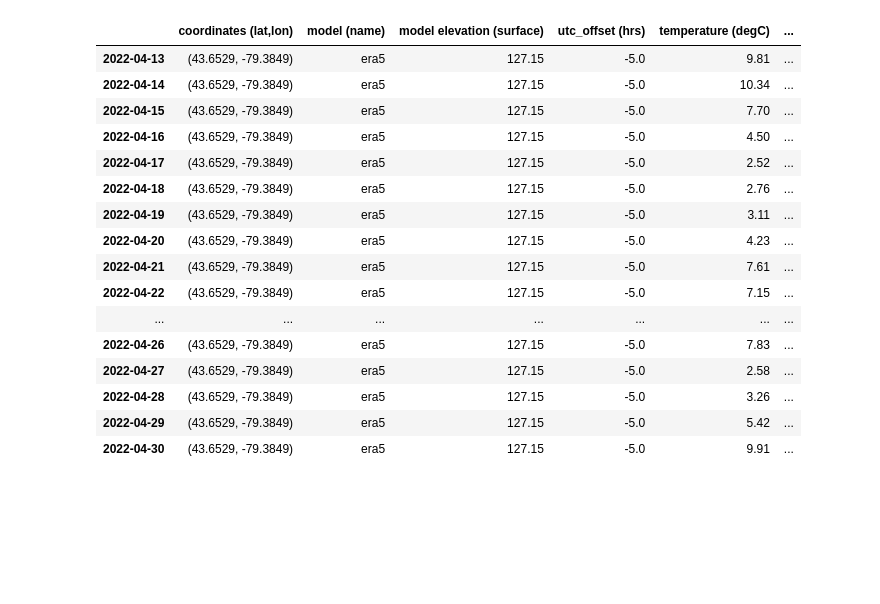
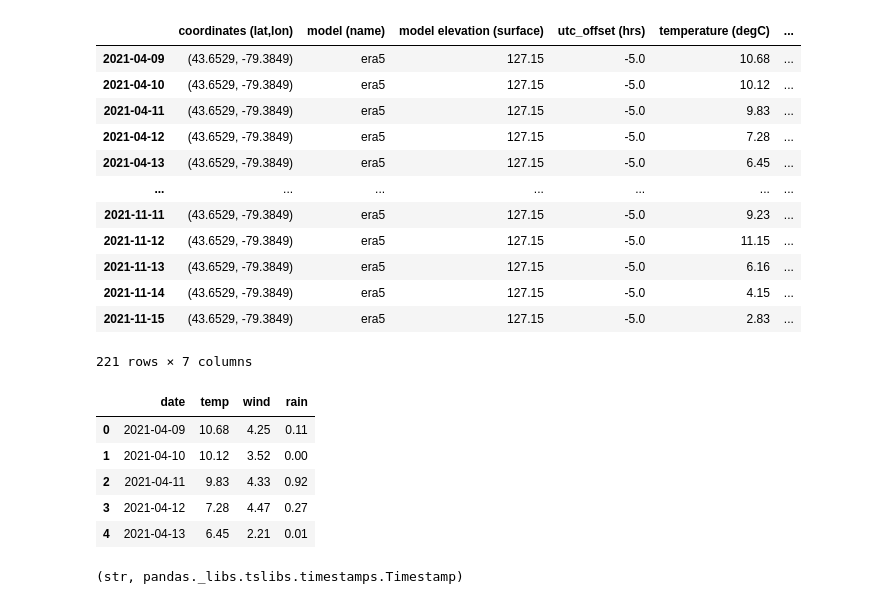
Before and after one commit to LucasScellos/bixi-visualization, a Jupyter notebook: meteo_prediciton.ipynb, the cells around one changed output. Saved outputs shown, nothing was run; the diff lists cells and outputs as text; code cells hidden in the pictures; blank space fills up the shorter version.

```diff
--- a/meteo_prediciton.ipynb
+++ b/meteo_prediciton.ipynb
@@ -4,5 +8,5 @@ from datetime import datetime
 # %%
-deplacement = pd.read_csv('data/2022-avril-data.csv')
+deplacement = pd.read_csv('data/2021_donnees_ouvertes.csv')
 deplacement
 # %% [output]
 |  | start_date | emplacement_pk_start | end_date | emplacement_pk_end | duration_sec | is_member |
@@ -40,5 +44,6 @@ deplacement_par_jour = deplacement.groupby("start_date").count()
 deplacement_par_jour.sort_values(by=["start_date"], inplace=True)
 deplacement_par_jour.drop(deplacement_par_jour.columns.difference(["start_date","emplacement_pk_start"]),1,inplace=True)
 deplacement_par_jour.reset_index(inplace=True)
+deplacement_par_jour.rename({"emplacement_pk_start":"nb"},inplace=True,errors="raise",axis="columns")
 # %%
 import matplotlib.pyplot as plt
@@ -54,39 +61,52 @@ date_debut, date_fin
 # %%
 import requests
 
 r = requests.get('https://api.oikolab.com/weather',
-                 params={'param': ['temperature','wind_speed'],
+                 params={'param': ['temperature','wind_speed','total_precipitation'],
                          'start': date_debut,
                          'end': date_fin,
                          'lat': 43.6529,
                          'lon': -79.3849,
                          'freq':'D',
                          'api-key': '9bcc801713754ea5afb3a7aad60e263f'}
                  )
 import json
 import pandas as pd
 
 weather_data = json.loads(r.json()['data'])
 df = pd.DataFrame(index=pd.to_datetime(weather_data['index'],
                                        unit='s'),
                   data=weather_data['data'],
                   columns=weather_data['columns'])
 df
 # %% [output]
 |  | coordinates (lat,lon) | model (name) | model elevation (surface) | utc_offset (hrs) | temperature (degC) | ... |
-| 2022-04-13 | (43.6529, -79.3849) | era5 | 127.15 | -5.0 | 9.81 | ... |
-| 2022-04-14 | (43.6529, -79.3849) | era5 | 127.15 | -5.0 | 10.34 | ... |
-| 2022-04-15 | (43.6529, -79.3849) | era5 | 127.15 | -5.0 | 7.70 | ... |
-| 2022-04-16 | (43.6529, -79.3849) | era5 | 127.15 | -5.0 | 4.50 | ... |
-| 2022-04-17 | (43.6529, -79.3849) | era5 | 127.15 | -5.0 | 2.52 | ... |
-| 2022-04-18 | (43.6529, -79.3849) | era5 | 127.15 | -5.0 | 2.76 | ... |
-| 2022-04-19 | (43.6529, -79.3849) | era5 | 127.15 | -5.0 | 3.11 | ... |
-| 2022-04-20 | (43.6529, -79.3849) | era5 | 127.15 | -5.0 | 4.23 | ... |
-| 2022-04-21 | (43.6529, -79.3849) | era5 | 127.15 | -5.0 | 7.61 | ... |
-| 2022-04-22 | (43.6529, -79.3849) | era5 | 127.15 | -5.0 | 7.15 | ... |
+| 2021-04-09 | (43.6529, -79.3849) | era5 | 127.15 | -5.0 | 10.68 | ... |
+| 2021-04-10 | (43.6529, -79.3849) | era5 | 127.15 | -5.0 | 10.12 | ... |
+| 2021-04-11 | (43.6529, -79.3849) | era5 | 127.15 | -5.0 | 9.83 | ... |
+| 2021-04-12 | (43.6529, -79.3849) | era5 | 127.15 | -5.0 | 7.28 | ... |
+| 2021-04-13 | (43.6529, -79.3849) | era5 | 127.15 | -5.0 | 6.45 | ... |
 | ... | ... | ... | ... | ... | ... | ... |
-| 2022-04-26 | (43.6529, -79.3849) | era5 | 127.15 | -5.0 | 7.83 | ... |
-| 2022-04-27 | (43.6529, -79.3849) | era5 | 127.15 | -5.0 | 2.58 | ... |
-| 2022-04-28 | (43.6529, -79.3849) | era5 | 127.15 | -5.0 | 3.26 | ... |
-| 2022-04-29 | (43.6529, -79.3849) | era5 | 127.15 | -5.0 | 5.42 | ... |
-| 2022-04-30 | (43.6529, -79.3849) | era5 | 127.15 | -5.0 | 9.91 | ... |
+| 2021-11-11 | (43.6529, -79.3849) | era5 | 127.15 | -5.0 | 9.23 | ... |
+| 2021-11-12 | (43.6529, -79.3849) | era5 | 127.15 | -5.0 | 11.15 | ... |
+| 2021-11-13 | (43.6529, -79.3849) | era5 | 127.15 | -5.0 | 6.16 | ... |
+| 2021-11-14 | (43.6529, -79.3849) | era5 | 127.15 | -5.0 | 4.15 | ... |
+| 2021-11-15 | (43.6529, -79.3849) | era5 | 127.15 | -5.0 | 2.83 | ... |
+221 rows × 7 columns
+# %%
+df2 = df.drop(columns=["model (name)", "coordinates (lat,lon)","utc_offset (hrs)","model elevation (surface)"])
+df2.rename({"temperature (degC)":"temp", "wind_speed (m/s)":"wind", "total_precipitation (mm of water equivalent)":"rain"},errors="raise",axis='columns',inplace=True)
+df2.index.name = "date"
+df2.reset_index(inplace=True)
+df2.head()
+# %% [output]
+|  | date | temp | wind | rain |
+| 0 | 2021-04-09 | 10.68 | 4.25 | 0.11 |
+| 1 | 2021-04-10 | 10.12 | 3.52 | 0.00 |
+| 2 | 2021-04-11 | 9.83 | 4.33 | 0.92 |
+| 3 | 2021-04-12 | 7.28 | 4.47 | 0.27 |
+| 4 | 2021-04-13 | 6.45 | 2.21 | 0.01 |
+# %%
+type(deplacement_par_jour["start_date"][0]), type(df2["date"][0])
+# %% [output]
+(str, pandas._libs.tslibs.timestamps.Timestamp)
```
Also changed, not shown: parts of 19 cells of this notebook.
